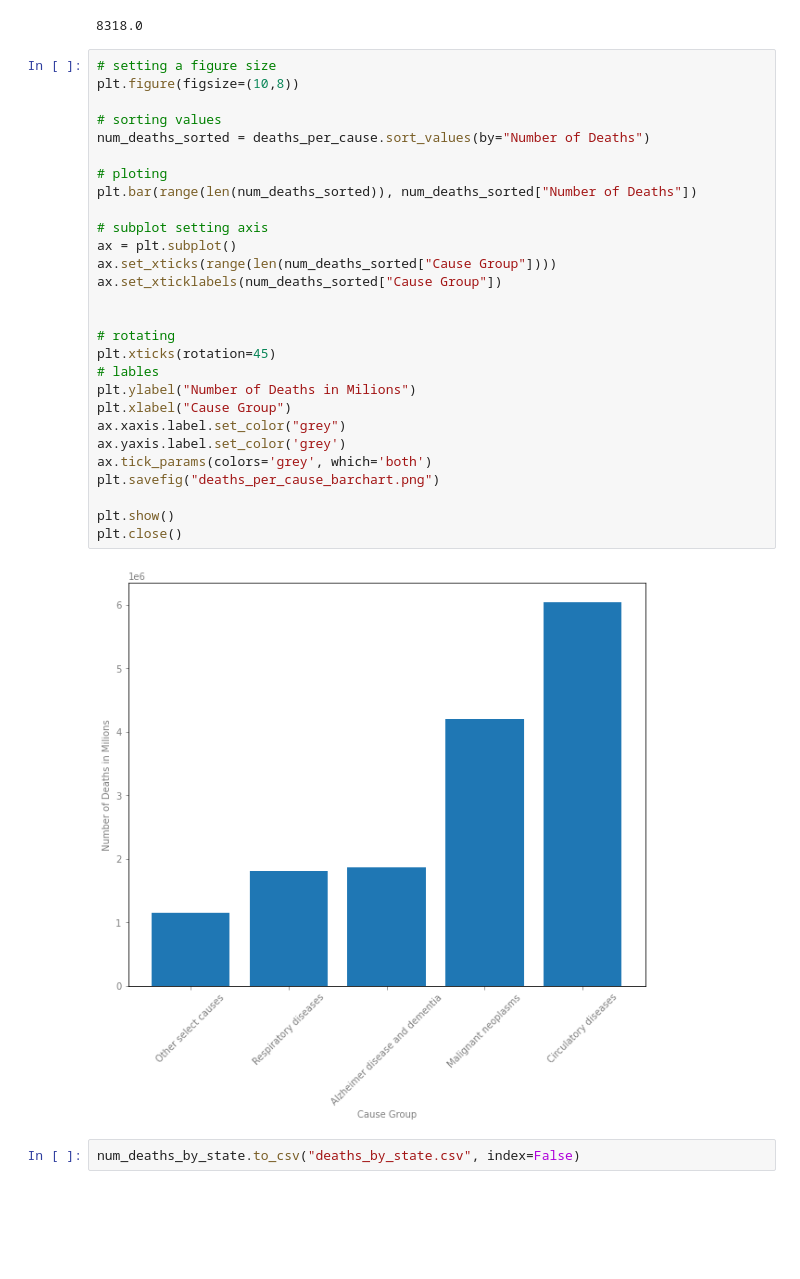
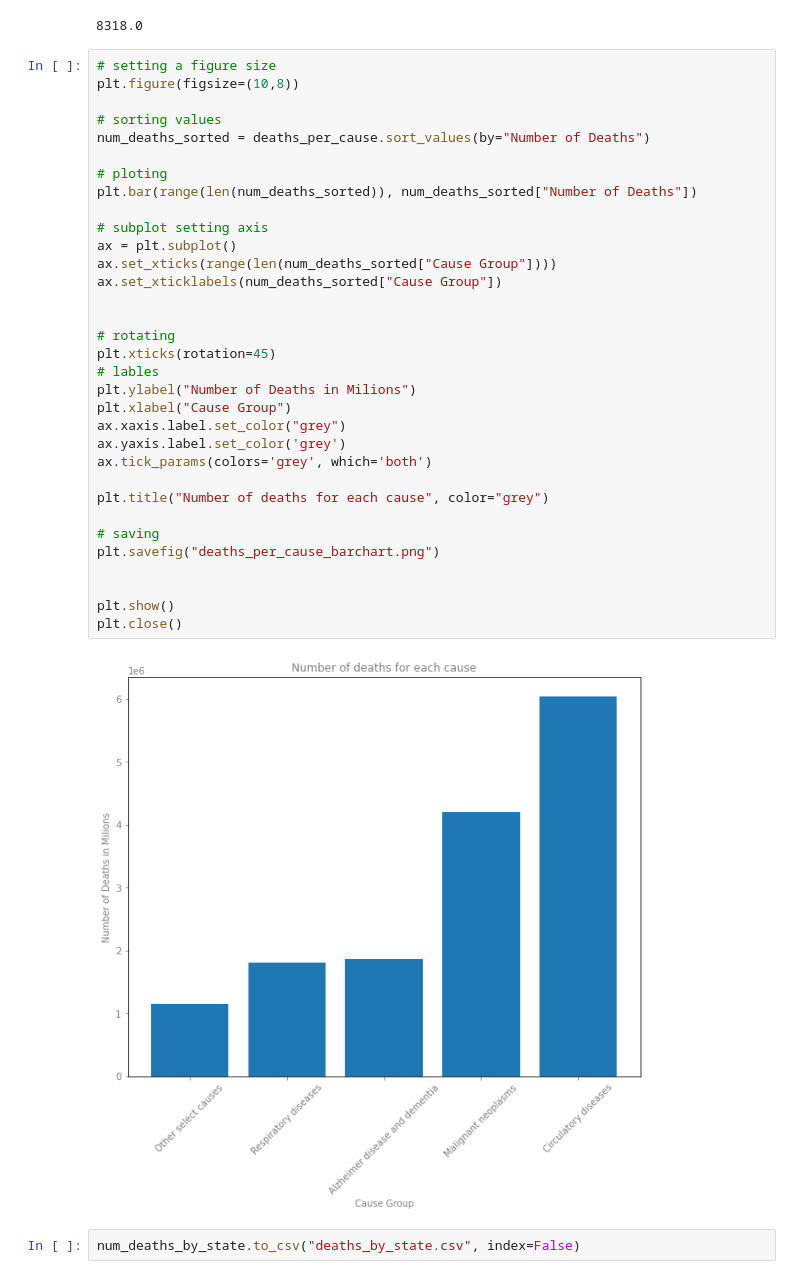
Before and after one commit to Luil0/Deaths_and_cause, a Jupyter notebook: death_causes_project/deaths_and_causes.ipynb, the cells around one changed output. Drawn from its saved outputs; the diff is of its cells as text; blank space fills up the shorter version.

Commit message:
Saving png charts
- Using savefig to save charts and show all tick marks.

```diff
--- a/death_causes_project/deaths_and_causes.ipynb
+++ b/death_causes_project/deaths_and_causes.ipynb
@@ -128,33 +128,38 @@ dtype: object
 # %%
 # setting a figure size
 plt.figure(figsize=(10,8))
 
 # sorting values
 num_deaths_sorted = deaths_per_cause.sort_values(by="Number of Deaths")
 
 # ploting
 plt.bar(range(len(num_deaths_sorted)), num_deaths_sorted["Number of Deaths"])
 
 # subplot setting axis
 ax = plt.subplot()
 ax.set_xticks(range(len(num_deaths_sorted["Cause Group"])))
 ax.set_xticklabels(num_deaths_sorted["Cause Group"])
 
 
 # rotating
 plt.xticks(rotation=45)
 # lables
 plt.ylabel("Number of Deaths in Milions")
 plt.xlabel("Cause Group")
 ax.xaxis.label.set_color("grey")
 ax.yaxis.label.set_color('grey')
 ax.tick_params(colors='grey', which='both')
+
+plt.title("Number of deaths for each cause", color="grey")
+
+# saving
 plt.savefig("deaths_per_cause_barchart.png")
+
 
 plt.show()
 plt.close()
 # %% [output]
-[figure, old version]
+[figure, new version]
 # %%
 num_deaths_by_state.to_csv("deaths_by_state.csv", index=False)
 # %%
```
Also changed, not shown: 3 other files.
